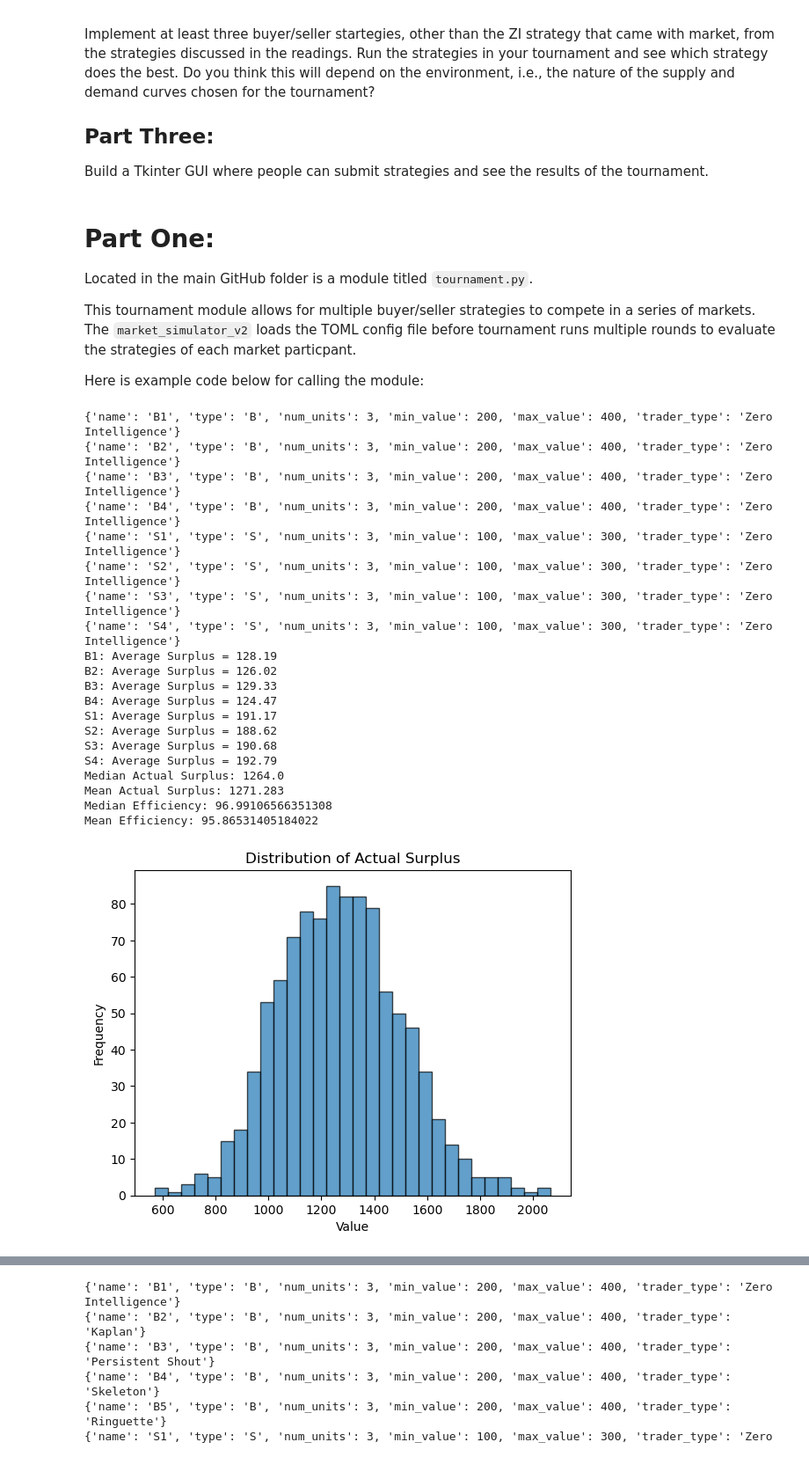
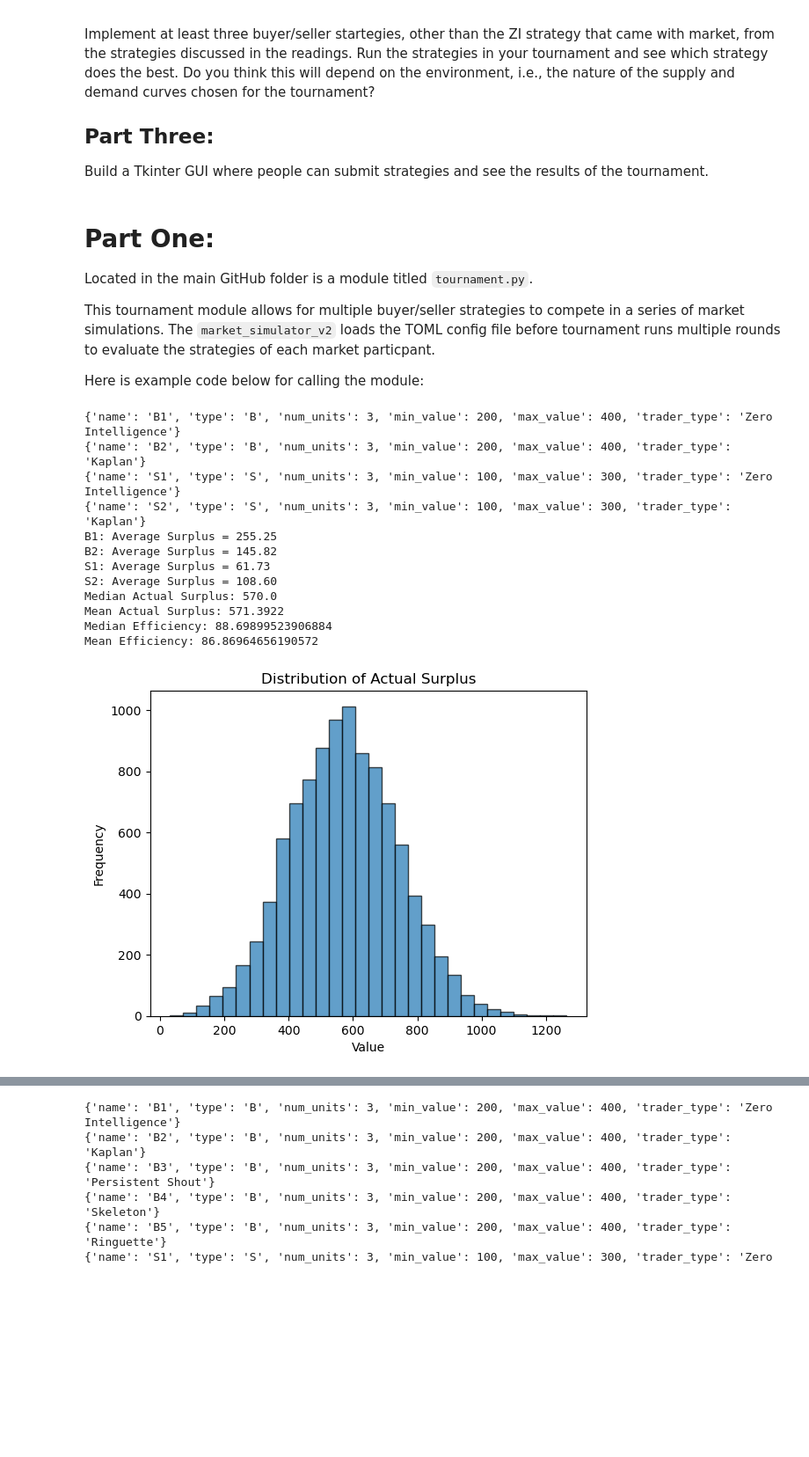
Before and after one commit to jbond8/market895, a Jupyter notebook: ECON895_ProjectII_Notebook.ipynb, the cells around one changed output, grey strips where cells are left out. Shown at 88% size. Saved outputs shown, nothing was run; the diff lists cells and outputs as text; code cells hidden in the pictures; blank space fills up the shorter version.

```diff
--- a/ECON895_ProjectII_Notebook.ipynb
+++ b/ECON895_ProjectII_Notebook.ipynb
@@ -14,41 +14,33 @@ Build a Tkinter GUI where people can submit strategies and see the results of th
 
 Located in the main GitHub folder is a module titled `tournament.py`.
 
-This tournament module allows for multiple buyer/seller strategies to compete in a series of markets. The `market_simulator_v2` loads the TOML config file before tournament runs multiple rounds to evaluate the strategies of each market particpant.
+This tournament module allows for multiple buyer/seller strategies to compete in a series of market simulations. The `market_simulator_v2` loads the TOML config file before tournament runs multiple rounds to evaluate the strategies of each market particpant.
 
 Here is example code below for calling the module:
 # %%
 import market_simulator_v2 as msim
 import tournament as tourn
 
 rounds = 10000
 sim_periods = 100
 
-file_path = 'config files//config_test_ZI.toml'
+file_path = 'config files//config_test_ZI_Kaplan_Race.toml'
 msimi = msim.MarketSim()
 msimi.load_config(file_path)
 
 sim = tourn.Tournament("tournament_name", rounds, sim_periods, file_path)
 sim.eval_tournament()
 # %% [output]
 {'name': 'B1', 'type': 'B', 'num_units': 3, 'min_value': 200, 'max_value': 400, 'trader_type': 'Zero Intelligence'}
-{'name': 'B2', 'type': 'B', 'num_units': 3, 'min_value': 200, 'max_value': 400, 'trader_type': 'Zero Intelligence'}
-{'name': 'B3', 'type': 'B', 'num_units': 3, 'min_value': 200, 'max_value': 400, 'trader_type': 'Zero Intelligence'}
-{'name': 'B4', 'type': 'B', 'num_units': 3, 'min_value': 200, 'max_value': 400, 'trader_type': 'Zero Intelligence'}
+{'name': 'B2', 'type': 'B', 'num_units': 3, 'min_value': 200, 'max_value': 400, 'trader_type': 'Kaplan'}
 {'name': 'S1', 'type': 'S', 'num_units': 3, 'min_value': 100, 'max_value': 300, 'trader_type': 'Zero Intelligence'}
-{'name': 'S2', 'type': 'S', 'num_units': 3, 'min_value': 100, 'max_value': 300, 'trader_type': 'Zero Intelligence'}
-{'name': 'S3', 'type': 'S', 'num_units': 3, 'min_value': 100, 'max_value': 300, 'trader_type': 'Zero Intelligence'}
-{'name': 'S4', 'type': 'S', 'num_units': 3, 'min_value': 100, 'max_value': 300, 'trader_type': 'Zero Intelligence'}
-B1: Average Surplus = 128.19
-B2: Average Surplus = 126.02
-B3: Average Surplus = 129.33
-B4: Average Surplus = 124.47
-S1: Average Surplus = 191.17
-S2: Average Surplus = 188.62
-S3: Average Surplus = 190.68
-S4: Average Surplus = 192.79
-Median Actual Surplus: 1264.0
-Mean Actual Surplus: 1271.283
-Median Efficiency: 96.99106566351308
-Mean Efficiency: 95.86531405184022
+{'name': 'S2', 'type': 'S', 'num_units': 3, 'min_value': 100, 'max_value': 300, 'trader_type': 'Kaplan'}
+B1: Average Surplus = 255.25
+B2: Average Surplus = 145.82
+S1: Average Surplus = 61.73
+S2: Average Surplus = 108.60
+Median Actual Surplus: 570.0
+Mean Actual Surplus: 571.3922
+Median Efficiency: 88.69899523906884
+Mean Efficiency: 86.86964656190572
-[figure, old version]
+[figure, new version]
```
Also changed, not shown: parts of 3 cells of this notebook.
